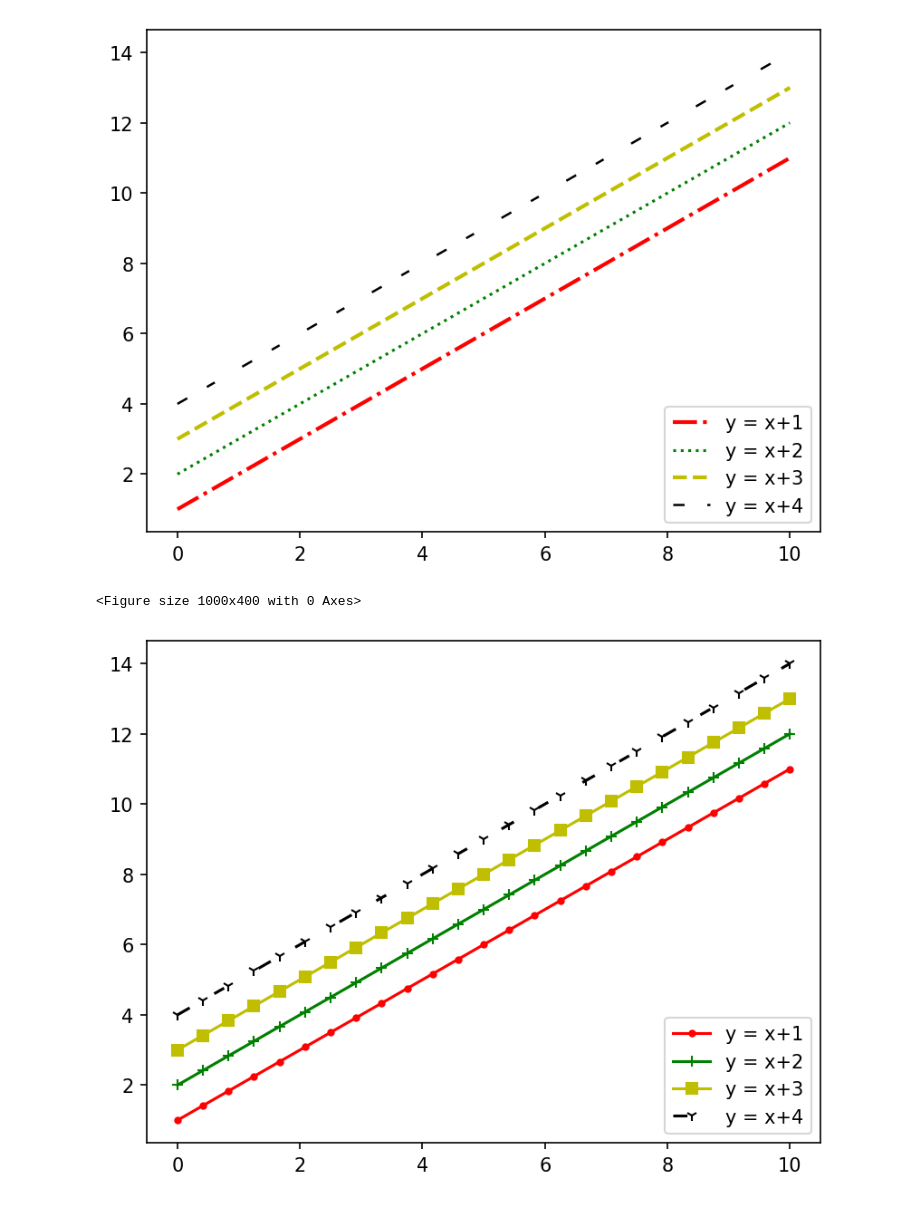
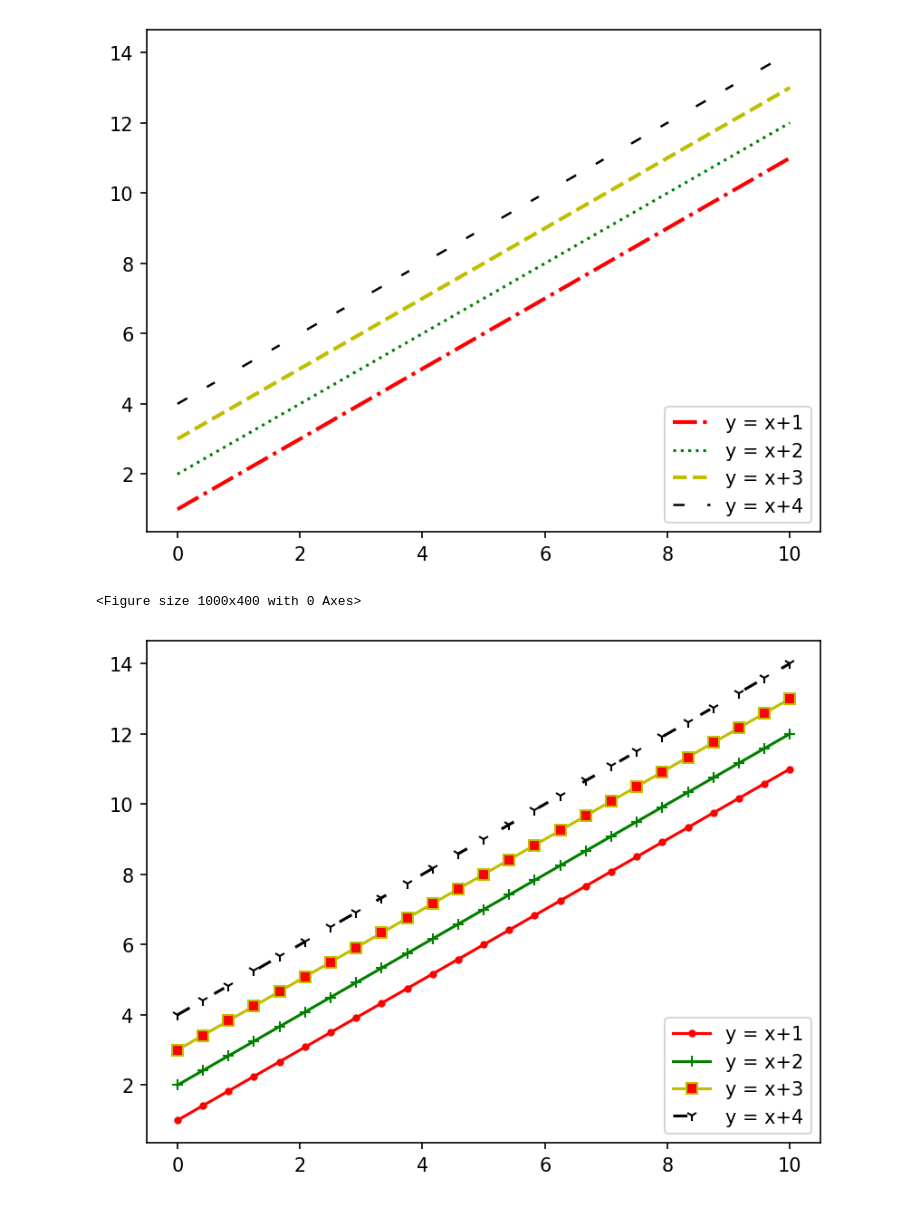
Before and after one commit to udityamerit/Python-Librearies-for-Data-Science, a Jupyter notebook: 3. Matplotlib/Matplotlib.ipynb, the cells around one changed output. Drawn from its saved outputs; the diff is of its cells as text; code cells hidden in the pictures.

```diff
--- a/3. Matplotlib/Matplotlib.ipynb
+++ b/3. Matplotlib/Matplotlib.ipynb
@@ -244,17 +244,17 @@ plt.show()
 [figure]
 # %%
 plt.figure(figsize = (10,4))
-plt.subplots(dpi = 150)   # dpi = dots per inch
+plt.subplots(dpi = 150)   # dpi = dots per inch for clear image or plot
 plt.plot(x,x+1, color = 'r',  marker = 'o', markersize = 3) # you can use the ls for the linestyle(ls)
 plt.plot(x,x+2, color = 'g',  marker = '+')
-plt.plot(x,x+3, color = 'y', marker = 's')
+plt.plot(x,x+3, color = 'y', marker = 's', markerfacecolor = 'red')
 line, = plt.plot(x, x+4, color = 'black', marker = '1')
 line.set_dashes([5,10,4,14])
 
 plt.legend(["y = x+1", "y = x+2", "y = x+3", "y = x+4"], loc = 4)
 
 
 plt.show()
 # %% [output]
 <Figure size 1000x400 with 0 Axes>
-[figure, old version]
+[figure, new version]
```
Also changed, not shown: parts of 21 cells of this notebook.
